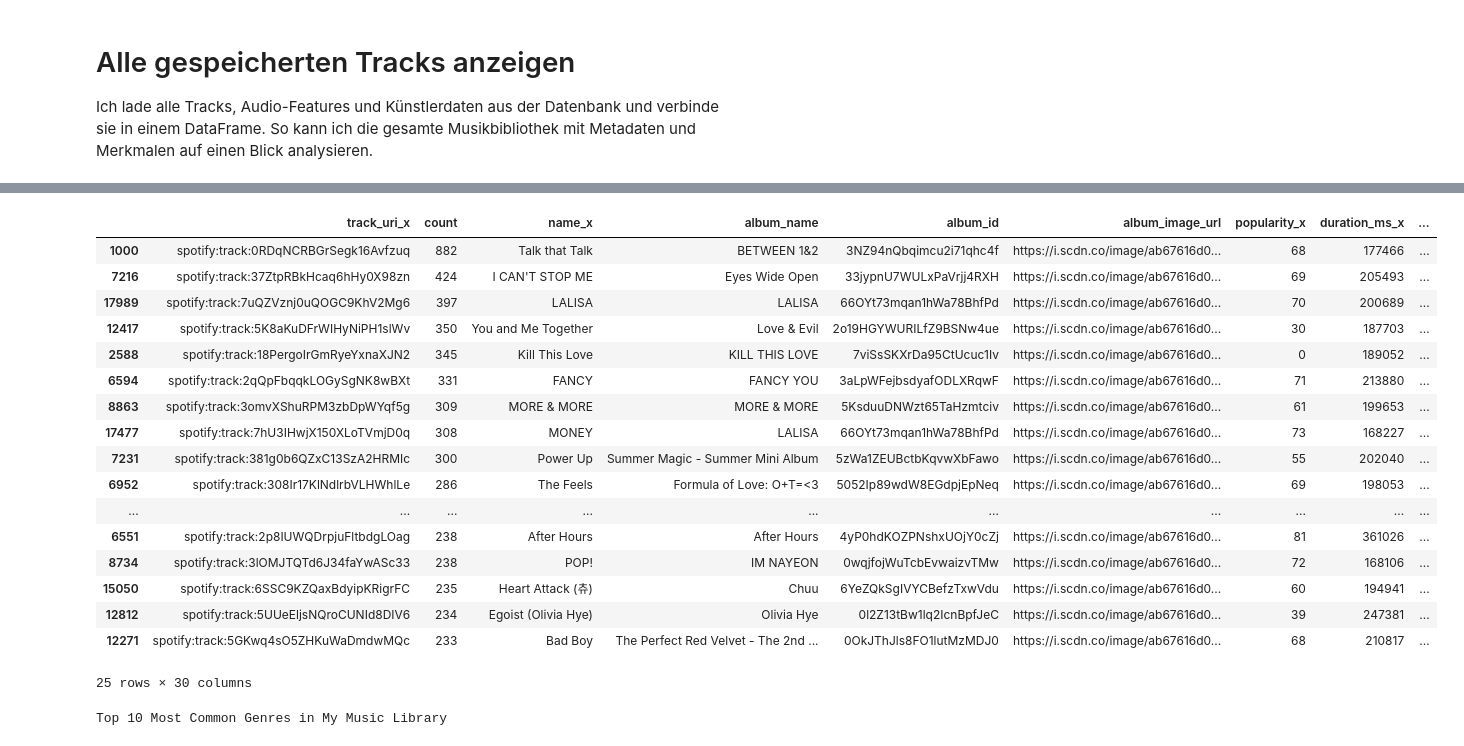
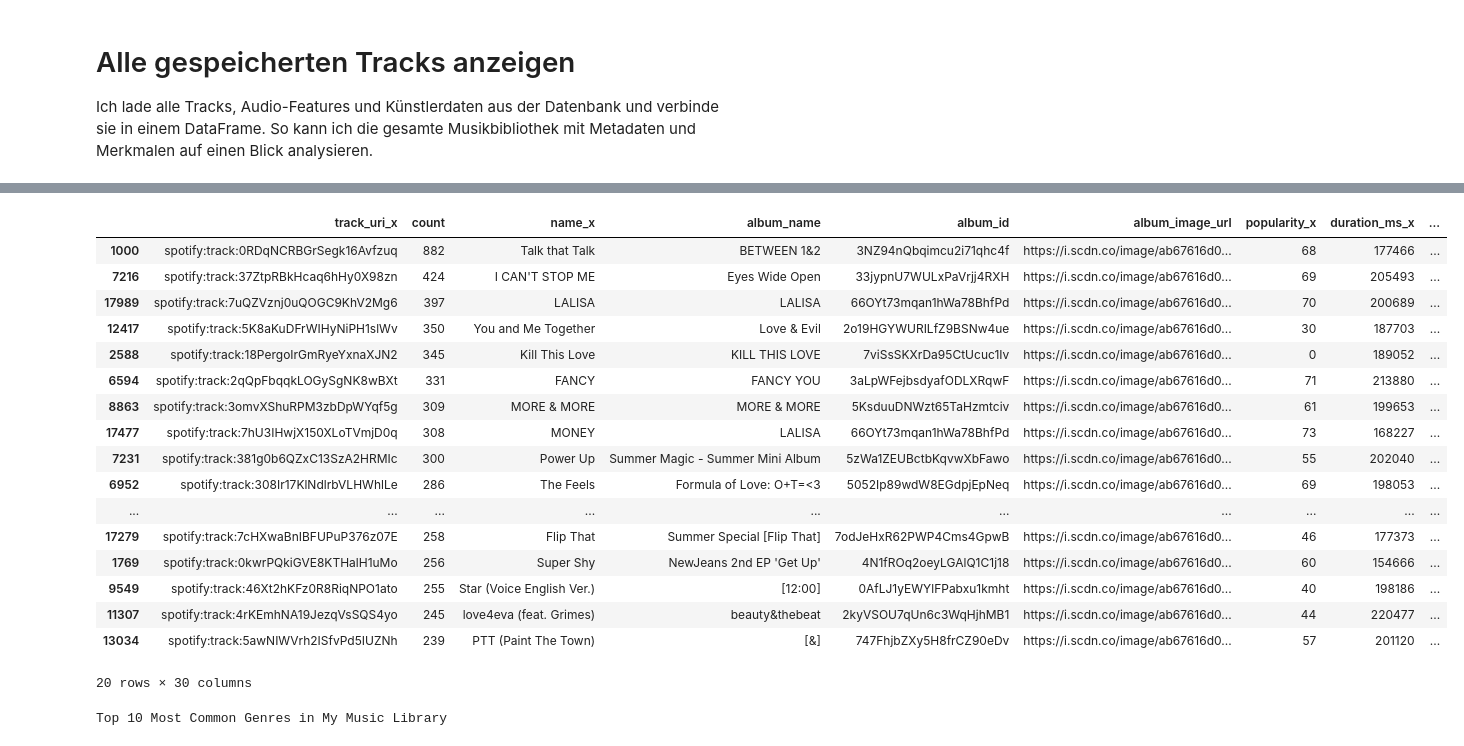
Before and after one commit to vuminhle1997/coursework-spotify-recommender, a Jupyter notebook: 1.Spotify_Recommenders.ipynb, the cells around one changed output, grey strips where cells are left out. Saved outputs shown, nothing was run; the diff lists cells and outputs as text; code cells hidden in the pictures.

```diff
--- a/1.Spotify_Recommenders.ipynb
+++ b/1.Spotify_Recommenders.ipynb
@@ -575,26 +536,26 @@ final_df = mapped_df.merge(artists_df, on='artist_uri', how='left')
 # %%
 # Streaming history from 2017 to 2024/09
 final_df.sort_values(by=['count'], inplace=True, ascending=False)
-final_df[:25]
+final_df[:20]
 # %% [output]
 |  | track_uri_x | count | name_x | album_name | album_id | album_image_url | popularity_x | duration_ms_x | ... |
 | 1000 | spotify:track:0RDqNCRBGrSegk16Avfzuq | 882 | Talk that Talk | BETWEEN 1&2 | 3NZ94nQbqimcu2i71qhc4f | https://i.scdn.co/image/ab67616d0... | 68 | 177466 | ... |
 | 7216 | spotify:track:37ZtpRBkHcaq6hHy0X98zn | 424 | I CAN'T STOP ME | Eyes Wide Open | 33jypnU7WULxPaVrjj4RXH | https://i.scdn.co/image/ab67616d0... | 69 | 205493 | ... |
 | 17989 | spotify:track:7uQZVznj0uQOGC9KhV2Mg6 | 397 | LALISA | LALISA | 66OYt73mqan1hWa78BhfPd | https://i.scdn.co/image/ab67616d0... | 70 | 200689 | ... |
 | 12417 | spotify:track:5K8aKuDFrWIHyNiPH1slWv | 350 | You and Me Together | Love & Evil | 2o19HGYWURILfZ9BSNw4ue | https://i.scdn.co/image/ab67616d0... | 30 | 187703 | ... |
 | 2588 | spotify:track:18PergoIrGmRyeYxnaXJN2 | 345 | Kill This Love | KILL THIS LOVE | 7viSsSKXrDa95CtUcuc1Iv | https://i.scdn.co/image/ab67616d0... | 0 | 189052 | ... |
 | 6594 | spotify:track:2qQpFbqqkLOGySgNK8wBXt | 331 | FANCY | FANCY YOU | 3aLpWFejbsdyafODLXRqwF | https://i.scdn.co/image/ab67616d0... | 71 | 213880 | ... |
 | 8863 | spotify:track:3omvXShuRPM3zbDpWYqf5g | 309 | MORE & MORE | MORE & MORE | 5KsduuDNWzt65TaHzmtciv | https://i.scdn.co/image/ab67616d0... | 61 | 199653 | ... |
 | 17477 | spotify:track:7hU3IHwjX150XLoTVmjD0q | 308 | MONEY | LALISA | 66OYt73mqan1hWa78BhfPd | https://i.scdn.co/image/ab67616d0... | 73 | 168227 | ... |
 | 7231 | spotify:track:381g0b6QZxC13SzA2HRMIc | 300 | Power Up | Summer Magic - Summer Mini Album | 5zWa1ZEUBctbKqvwXbFawo | https://i.scdn.co/image/ab67616d0... | 55 | 202040 | ... |
 | 6952 | spotify:track:308Ir17KlNdlrbVLHWhlLe | 286 | The Feels | Formula of Love: O+T=<3 | 5052Ip89wdW8EGdpjEpNeq | https://i.scdn.co/image/ab67616d0... | 69 | 198053 | ... |
 | ... | ... | ... | ... | ... | ... | ... | ... | ... | ... |
-| 6551 | spotify:track:2p8IUWQDrpjuFltbdgLOag | 238 | After Hours | After Hours | 4yP0hdKOZPNshxUOjY0cZj | https://i.scdn.co/image/ab67616d0... | 81 | 361026 | ... |
-| 8734 | spotify:track:3lOMJTQTd6J34faYwASc33 | 238 | POP! | IM NAYEON | 0wqjfojWuTcbEvwaizvTMw | https://i.scdn.co/image/ab67616d0... | 72 | 168106 | ... |
-| 15050 | spotify:track:6SSC9KZQaxBdyipKRigrFC | 235 | Heart Attack (츄) | Chuu | 6YeZQkSgIVYCBefzTxwVdu | https://i.scdn.co/image/ab67616d0... | 60 | 194941 | ... |
-| 12812 | spotify:track:5UUeEljsNQroCUNId8DIV6 | 234 | Egoist (Olivia Hye) | Olivia Hye | 0l2Z13tBw1lq2IcnBpfJeC | https://i.scdn.co/image/ab67616d0... | 39 | 247381 | ... |
-| 12271 | spotify:track:5GKwq4sO5ZHKuWaDmdwMQc | 233 | Bad Boy | The Perfect Red Velvet - The 2nd ... | 0OkJThJls8FO1lutMzMDJ0 | https://i.scdn.co/image/ab67616d0... | 68 | 210817 | ... |
+| 17279 | spotify:track:7cHXwaBnIBFUPuP376z07E | 258 | Flip That | Summer Special [Flip That] | 7odJeHxR62PWP4Cms4GpwB | https://i.scdn.co/image/ab67616d0... | 46 | 177373 | ... |
+| 1769 | spotify:track:0kwrPQkiGVE8KTHalH1uMo | 256 | Super Shy | NewJeans 2nd EP 'Get Up' | 4N1fROq2oeyLGAlQ1C1j18 | https://i.scdn.co/image/ab67616d0... | 60 | 154666 | ... |
+| 9549 | spotify:track:46Xt2hKFz0R8RiqNPO1ato | 255 | Star (Voice English Ver.) | [12:00] | 0AfLJ1yEWYlFPabxu1kmht | https://i.scdn.co/image/ab67616d0... | 40 | 198186 | ... |
+| 11307 | spotify:track:4rKEmhNA19JezqVsSQS4yo | 245 | love4eva (feat. Grimes) | beauty&thebeat | 2kyVSOU7qUn6c3WqHjhMB1 | https://i.scdn.co/image/ab67616d0... | 44 | 220477 | ... |
+| 13034 | spotify:track:5awNIWVrh2ISfvPd5IUZNh | 239 | PTT (Paint The Town) | [&] | 747FhjbZXy5H8frCZ90eDv | https://i.scdn.co/image/ab67616d0... | 57 | 201120 | ... |
-25 rows × 30 columns
+20 rows × 30 columns
 # %%
 import ast
 from collections import Counter
```
Also changed, not shown: parts of 17 cells of this notebook.
